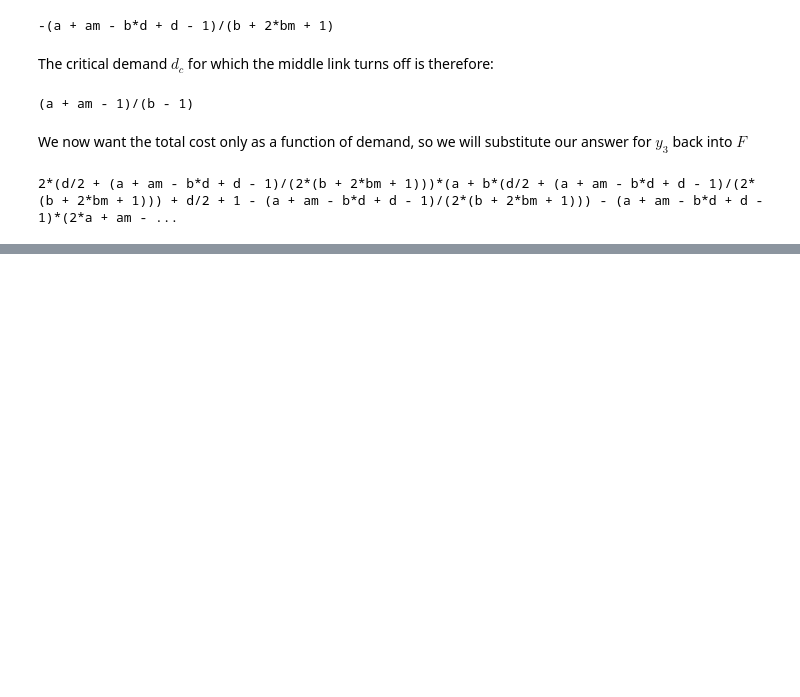
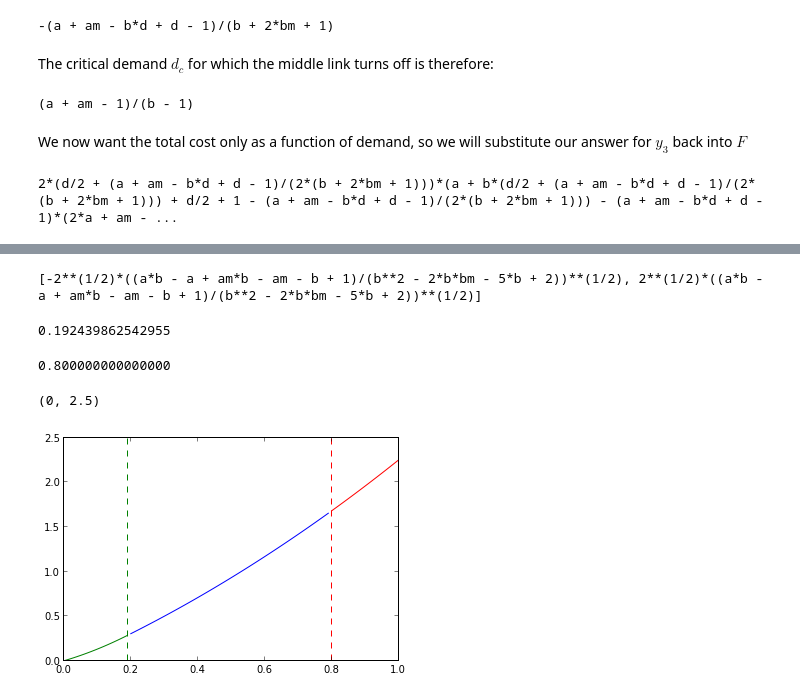
Before and after one commit to aespinosav/traffic, a Jupyter notebook: SO.ipynb, the cells around one changed output, grey strips where cells are left out. Cells and saved outputs as stored; diff of their text form; code cells hidden in the pictures; blank space fills up the shorter version.

```diff
--- a/SO.ipynb
+++ b/SO.ipynb
@@ -59,0 +59,12 @@ plot(dd, FF)axvline(x=((aa + a5 - 1)/(bb - 1)), color="k", linestyle="--")
+# %%
+solve(expr2, d)
+# %% [output]
+[-2**(1/2)*((a*b - a + am*b - am - b + 1)/(b**2 - 2*b*bm - 5*b + 2))**(1/2), 2**(1/2)*((a*b - a + am*b - am - b + 1)/(b**2 - 2*b*bm - 5*b + 2))**(1/2)]
+# %%
+d_sw_on.subs([(a, 0.5),(b, 0.5),(am, 0.1),(bm, 0.1)])
+# %% [output]
+0.192439862542955
+# %%
+d_crit.subs([(a, 0.5),(b, 0.5),(am, 0.1),(bm, 0.1)])
+# %% [output]
+0.800000000000000
@@ -59,0 +73,5 @@ plot(dd, FF)axvline(x=((aa + a5 - 1)/(bb - 1)), color="k", linestyle="--")
+# %%
+plot(D[0:len(c1)], c1, "g")plot(D[len(c1):len(c1)+len(c2)], c2, "b")plot(D[len(c1)+len(c2):], c3, "r")axvline(x=d_on, color = "g", linestyle="--")axvline(x=d_crit, color ="r", linestyle="--")xlim([0,1])ylim([0,2.5])
+# %% [output]
+(0, 2.5)
+[figure, added]
```
Also changed, not shown: parts of 10 cells of this notebook, 3 other files.
